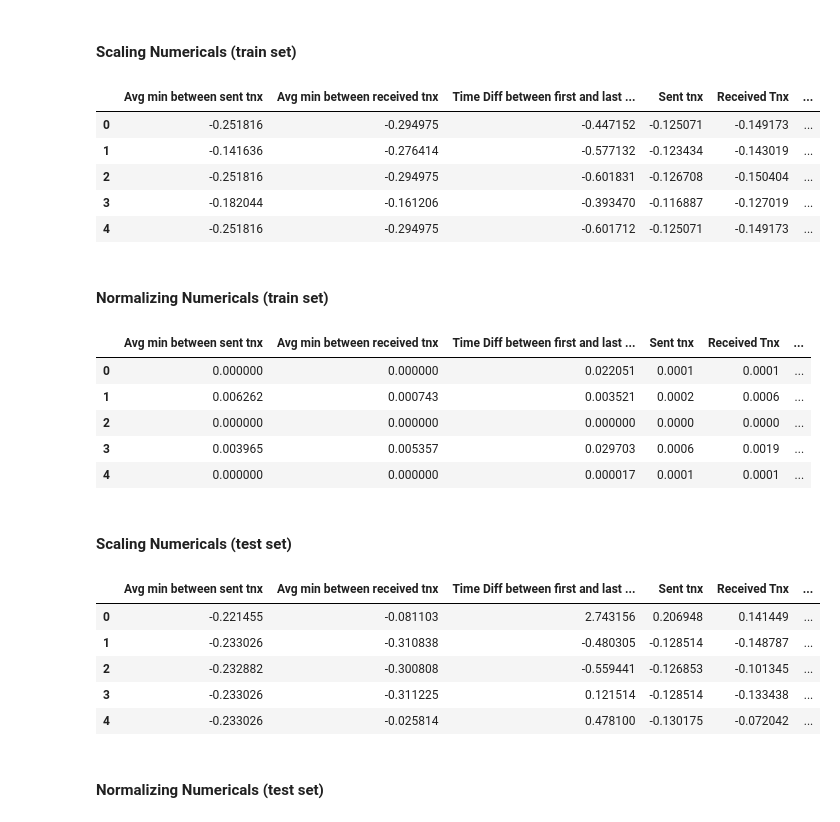
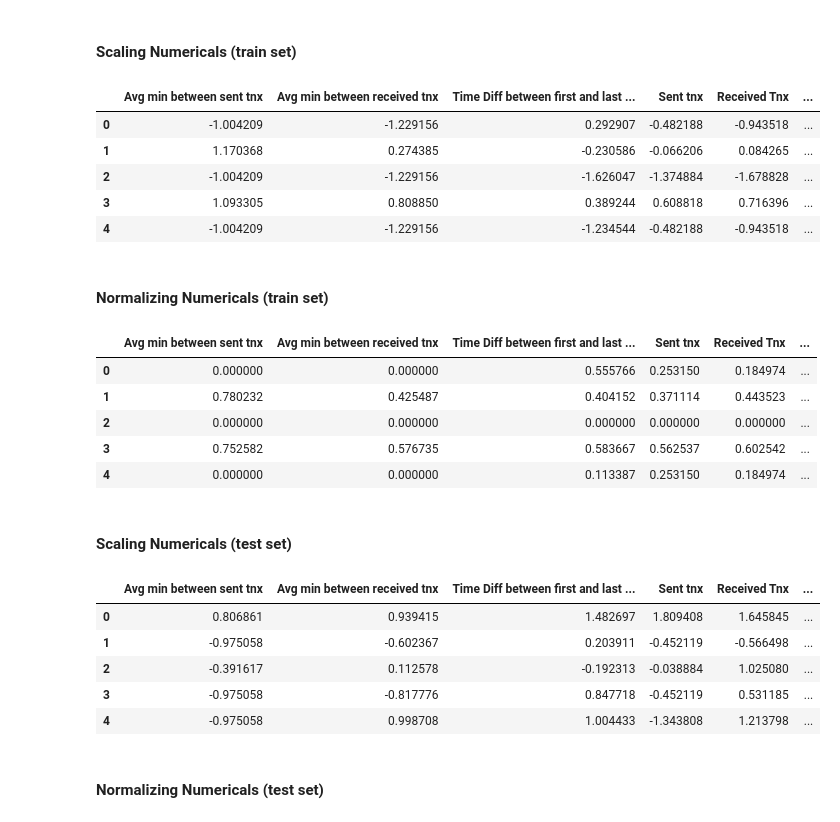
Before and after one commit to sorianom23/ETH-TNX-FRAUD-DETECTION, a Jupyter notebook: main.ipynb, the cells around one changed output. Cells and saved outputs as stored; diff of their text form; code cells hidden in the pictures.

```diff
--- a/main.ipynb
+++ b/main.ipynb
@@ -260,21 +260,22 @@ X_train, X_test, y_train, y_test = train_test_split(X_ros, y_ros, test_size=0.2,
 #### Scaling Numericals (train set)
 # %%
 from sklearn.preprocessing import StandardScaler
+from sklearn.preprocessing import PowerTransformer
 X_train_num = X_train.select_dtypes(include = np.number)
 X_train_num
 
 
-scaler = StandardScaler()
+scaler = PowerTransformer()
 X_train_scaled = scaler.fit_transform(X_train_num)
 X_train_scaled = pd.DataFrame(X_train_scaled, columns = X_train_num.columns)
 X_train_scaled.head()
 # %% [output]
 |  | Avg min between sent tnx | Avg min between received tnx | Time Diff between first and last ... | Sent tnx | Received Tnx | ... |
-| 0 | -0.251816 | -0.294975 | -0.447152 | -0.125071 | -0.149173 | ... |
-| 1 | -0.141636 | -0.276414 | -0.577132 | -0.123434 | -0.143019 | ... |
-| 2 | -0.251816 | -0.294975 | -0.601831 | -0.126708 | -0.150404 | ... |
-| 3 | -0.182044 | -0.161206 | -0.393470 | -0.116887 | -0.127019 | ... |
-| 4 | -0.251816 | -0.294975 | -0.601712 | -0.125071 | -0.149173 | ... |
+| 0 | -1.004209 | -1.229156 | 0.292907 | -0.482188 | -0.943518 | ... |
+| 1 | 1.170368 | 0.274385 | -0.230586 | -0.066206 | 0.084265 | ... |
+| 2 | -1.004209 | -1.229156 | -1.626047 | -1.374884 | -1.678828 | ... |
+| 3 | 1.093305 | 0.808850 | 0.389244 | 0.608818 | 0.716396 | ... |
+| 4 | -1.004209 | -1.229156 | -1.234544 | -0.482188 | -0.943518 | ... |
 # %% [markdown]
 #### Normalizing Numericals (train set)
 # %%
@@ -286,28 +287,28 @@ X_train_normalized = pd.DataFrame(X_train_normalized, columns = X_train_scaled.c
 X_train_normalized.head()
 # %% [output]
 |  | Avg min between sent tnx | Avg min between received tnx | Time Diff between first and last ... | Sent tnx | Received Tnx | ... |
-| 0 | 0.000000 | 0.000000 | 0.022051 | 0.0001 | 0.0001 | ... |
-| 1 | 0.006262 | 0.000743 | 0.003521 | 0.0002 | 0.0006 | ... |
-| 2 | 0.000000 | 0.000000 | 0.000000 | 0.0000 | 0.0000 | ... |
-| 3 | 0.003965 | 0.005357 | 0.029703 | 0.0006 | 0.0019 | ... |
-| 4 | 0.000000 | 0.000000 | 0.000017 | 0.0001 | 0.0001 | ... |
+| 0 | 0.000000 | 0.000000 | 0.555766 | 0.253150 | 0.184974 | ... |
+| 1 | 0.780232 | 0.425487 | 0.404152 | 0.371114 | 0.443523 | ... |
+| 2 | 0.000000 | 0.000000 | 0.000000 | 0.000000 | 0.000000 | ... |
+| 3 | 0.752582 | 0.576735 | 0.583667 | 0.562537 | 0.602542 | ... |
+| 4 | 0.000000 | 0.000000 | 0.113387 | 0.253150 | 0.184974 | ... |
 # %% [markdown]
 #### Scaling Numericals (test set)
 # %%
 X_test_num = X_test.select_dtypes(include = np.number)
 # X_test_num.head()
 
-scaler = StandardScaler().fit(X_test_num)
+scaler = PowerTransformer().fit(X_test_num)
 X_test_scaled = scaler.transform(X_test_num)
 X_test_scaled = pd.DataFrame(X_test_scaled, columns = X_test_num.columns)
 X_test_scaled.head()
 # %% [output]
 |  | Avg min between sent tnx | Avg min between received tnx | Time Diff between first and last ... | Sent tnx | Received Tnx | ... |
-| 0 | -0.221455 | -0.081103 | 2.743156 | 0.206948 | 0.141449 | ... |
-| 1 | -0.233026 | -0.310838 | -0.480305 | -0.128514 | -0.148787 | ... |
-| 2 | -0.232882 | -0.300808 | -0.559441 | -0.126853 | -0.101345 | ... |
-| 3 | -0.233026 | -0.311225 | 0.121514 | -0.128514 | -0.133438 | ... |
-| 4 | -0.233026 | -0.025814 | 0.478100 | -0.130175 | -0.072042 | ... |
+| 0 | 0.806861 | 0.939415 | 1.482697 | 1.809408 | 1.645845 | ... |
+| 1 | -0.975058 | -0.602367 | 0.203911 | -0.452119 | -0.566498 | ... |
+| 2 | -0.391617 | 0.112578 | -0.192313 | -0.038884 | 1.025080 | ... |
+| 3 | -0.975058 | -0.817776 | 0.847718 | -0.452119 | 0.531185 | ... |
+| 4 | -0.975058 | 0.998708 | 1.004433 | -1.343808 | 1.213798 | ... |
 # %% [markdown]
 #### Normalizing Numericals (test set)
 # %%
```
Also changed, not shown: parts of 4 cells of this notebook.
